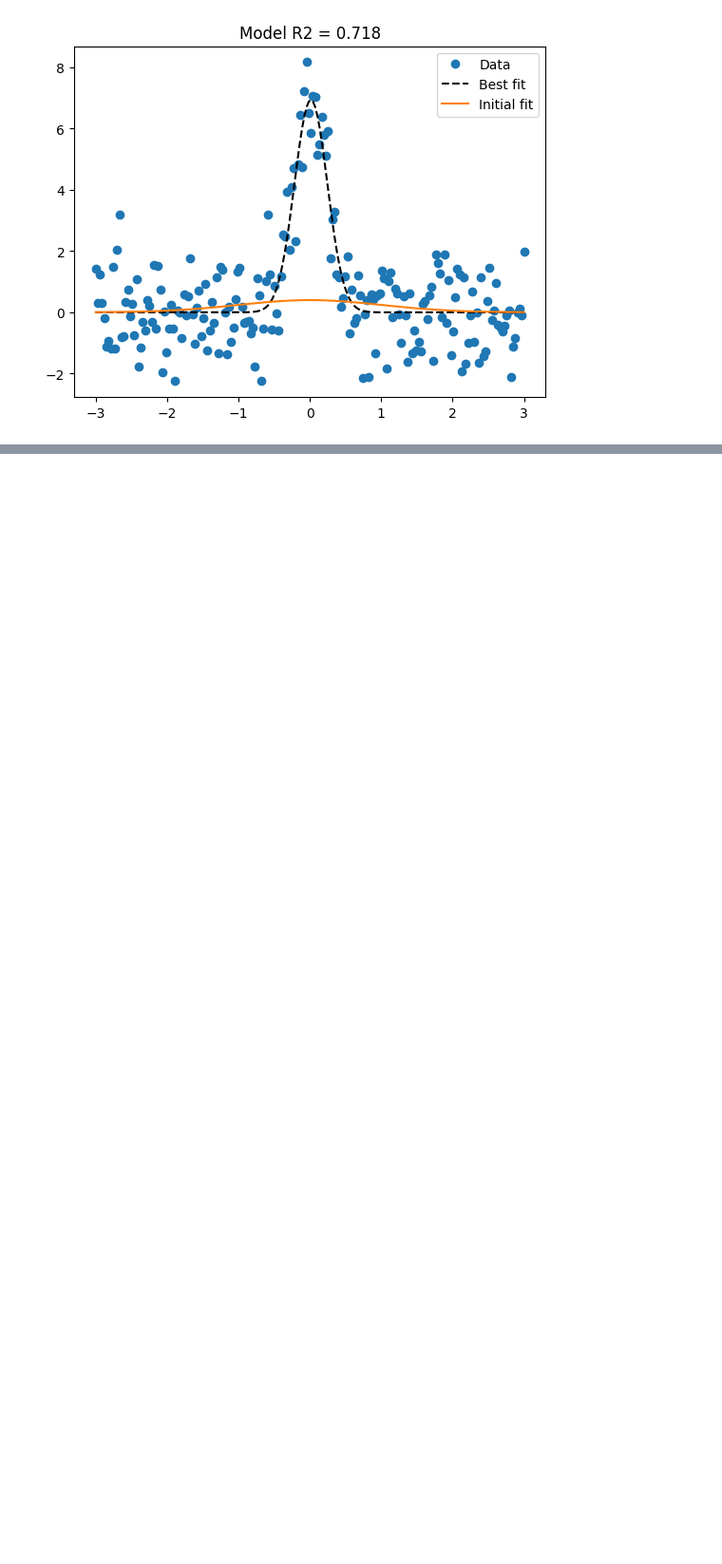
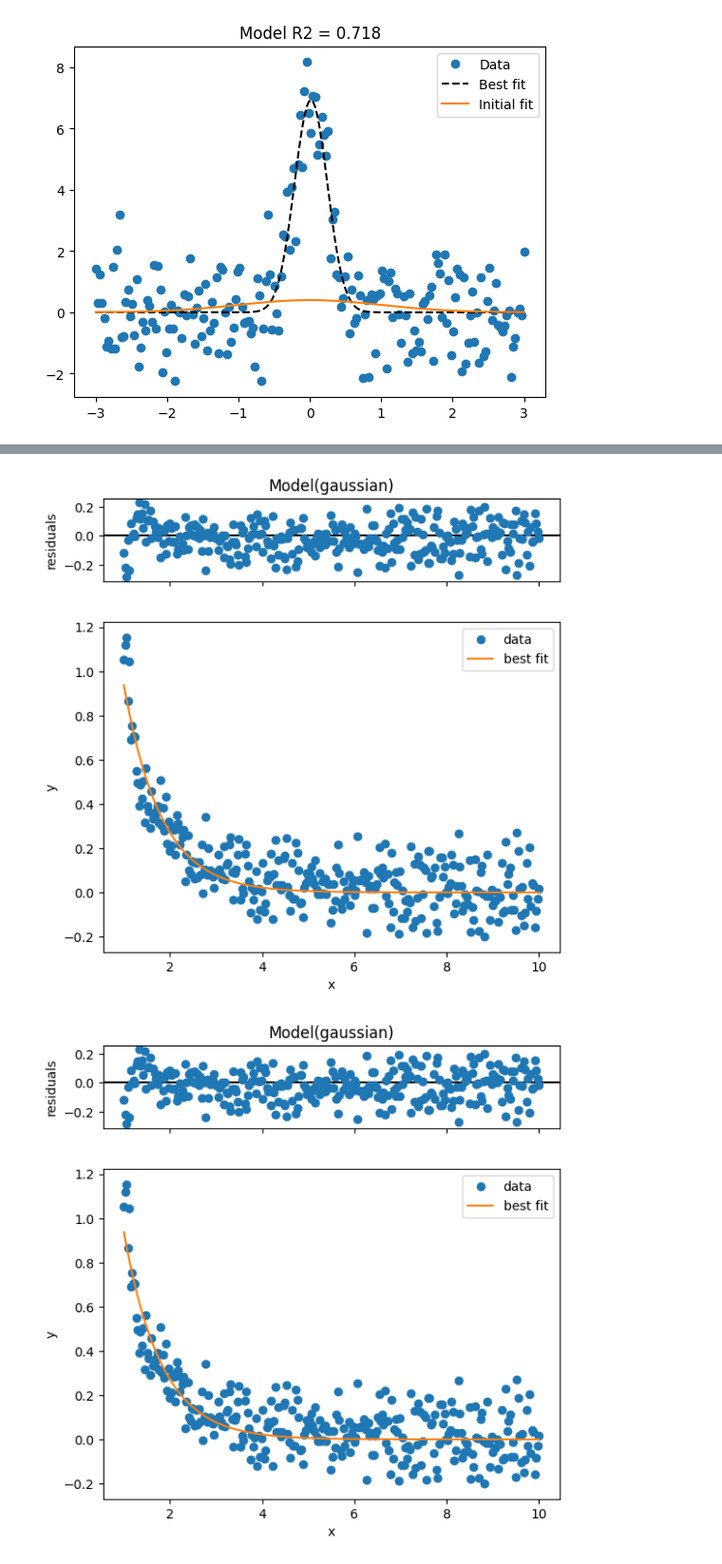
Before and after one commit to Tien-Dat-PHAN/DataScience, a Jupyter notebook: Udemy_MasterPython/Data_curve_fitting.ipynb, the cells around one changed output, grey strips where cells are left out. Shown at 95% size. Saved outputs shown, nothing was run; the diff lists cells and outputs as text; code cells hidden in the pictures; blank space fills up the shorter version.

```diff
--- a/Udemy_MasterPython/Data_curve_fitting.ipynb
+++ b/Udemy_MasterPython/Data_curve_fitting.ipynb
@@ -80,0 +97,7 @@ plt.show()
+# %%
+# create the exonential model
+
+ex_fit = Model(models.exponential)
+
+result2 = gaussfit.fit(y, x = x)
+result2
@@ -80,0 +131,7 @@ plt.show()
+# %%
+# or you can dirrectly plot from the result
+
+result2.plot()
+# %% [output]
+[figure, added]
+[figure, added]
```
Also changed, not shown: parts of 6 cells of this notebook.
